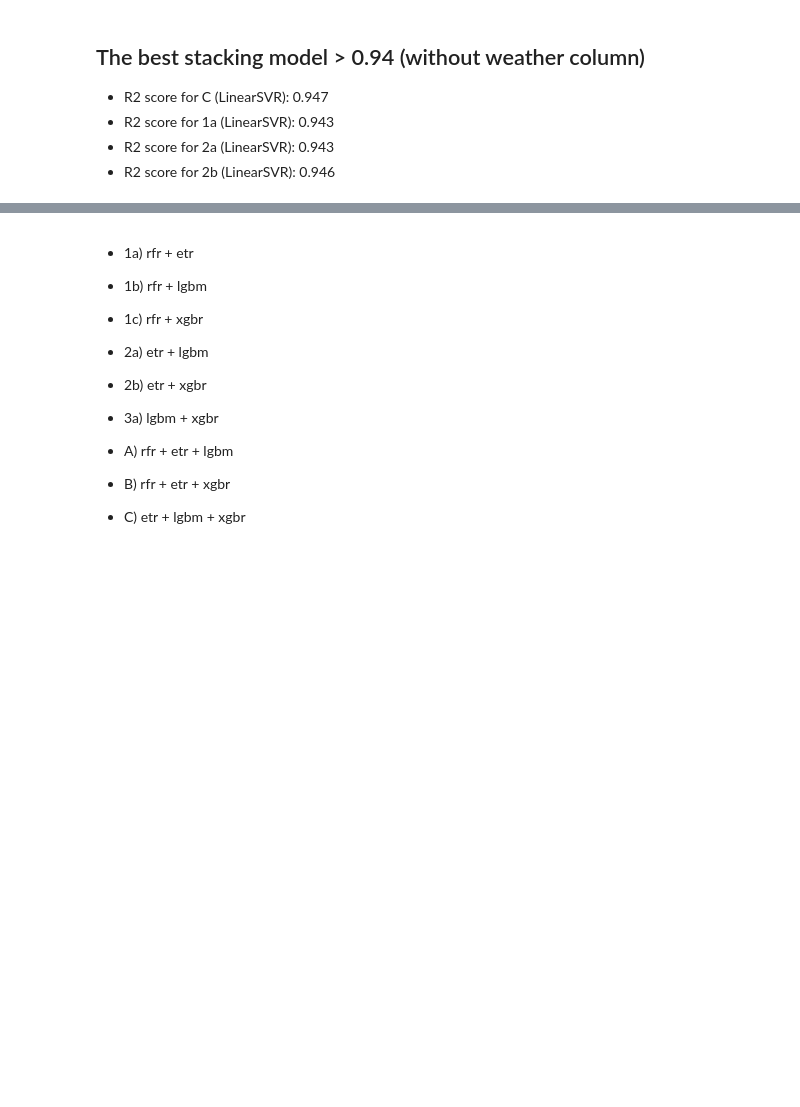
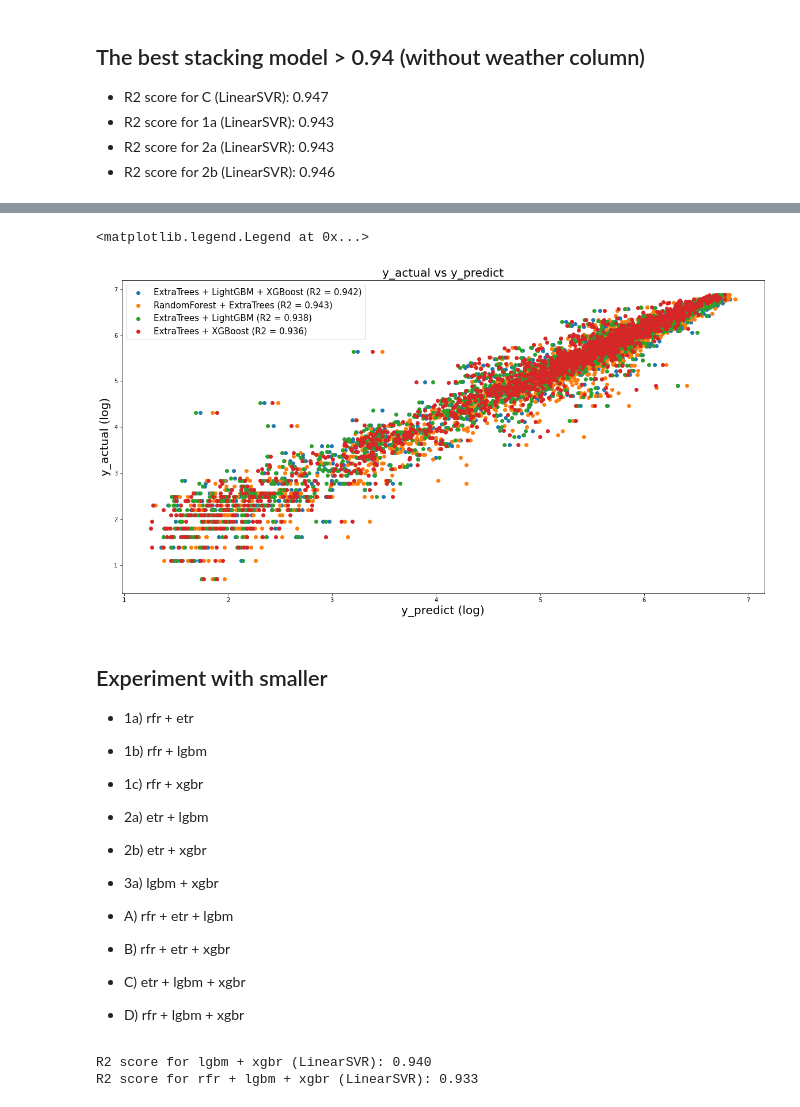
Before and after one commit to RudyBourez/Bike_Sharing_API, a Jupyter notebook: Modèles/Stacking_ML_no_weather.ipynb, the cells around one changed output, grey strips where cells are left out. Cells and saved outputs as stored; diff of their text form; code cells hidden in the pictures; blank space fills up the shorter version.

```diff
--- a/Modèles/Stacking_ML_no_weather.ipynb
+++ b/Modèles/Stacking_ML_no_weather.ipynb
@@ -792,16 +824,19 @@ R2 score for 3a (ElasticNetCV): 0.925
 model_A_Ridge = StackingRegressor(estimators=level0_A)
 model_B_Ridge = StackingRegressor(estimators=level0_B)
 model_C_Ridge = StackingRegressor(estimators=level0_C)
+model_D_Ridge = StackingRegressor(estimators=level0_D)
 
 # fit the model on all available data
 model_A_Ridge.fit(X_train, y_train)
 model_B_Ridge.fit(X_train, y_train)
 model_C_Ridge.fit(X_train, y_train)
+model_D_Ridge.fit(X_train, y_train)
 
 # Get score for each models
 score_A_Ridge = model_A_Ridge.score(X_test, y_test)
 score_B_Ridge = model_B_Ridge.score(X_test, y_test)
 score_C_Ridge = model_C_Ridge.score(X_test, y_test)
+score_D_Ridge = model_D_Ridge.score(X_test, y_test)
 # %%
 # print all scores
 print('R2 score for A (RidgeCV): %.3f' % (score_A_Ridge))
@@ -946,14 +1017,18 @@ plot_best_stack
 # %%
 plt.scatter(plot_best_stack['y_pred_C_LinearSVR'], plot_best_stack['y_test'],label="ExtraTrees + LightGBM + XGBoost (R2 = %0.3f)" % score_C_LinearSVR)
 plt.scatter(plot_best_stack['y_pred_1a_LinearSVR'], plot_best_stack['y_test'],label="RandomForest + ExtraTrees (R2 = %0.3f)" % score_1a_LinearSVR)
 plt.scatter(plot_best_stack['y_pred_2a_LinearSVR'], plot_best_stack['y_test'],label="ExtraTrees + LightGBM (R2 = %0.3f)" % score_2a_LinearSVR)
-plt.scatter(plot_best_stack['y_pred_2b_LinearSVR'], plot_best_stack['y_test'],label="LightGBM + XGBoost (R2 = %0.3f)" % score_2b_LinearSVR)
+plt.scatter(plot_best_stack['y_pred_2b_LinearSVR'], plot_best_stack['y_test'],label="ExtraTrees + XGBoost (R2 = %0.3f)" % score_2b_LinearSVR)
 
 plt.title('y_actual vs y_predict', fontsize=20)
 plt.xlabel('y_predict (log)', fontsize=20)
 plt.ylabel('y_actual (log)', fontsize=20)
 plt.legend(fontsize=15)
+# %% [output]
+<matplotlib.legend.Legend at 0x...>
+[figure, added]
 # %% [markdown]
+## Experiment with smaller
 * 1a) rfr + etr
 * 1b) rfr + lgbm
 * 1c) rfr + xgbr
@@ -964,3 +1039,20 @@ plt.legend(fontsize=15)
 * A) rfr + etr + lgbm
 * B) rfr + etr + xgbr
 * C) etr + lgbm + xgbr
+* D) rfr + lgbm + xgbr
+# %%
+
+# fit the model on all available data
+# model_3a_LinearSVR.fit(X_train, y_train)
+# model_D_LinearSVR.fit(X_train, y_train)
+
+# Get score for each models
+score_3a_LinearSVR
+score_D_LinearSVR
+
+# print all scores
+print('R2 score for lgbm + xgbr (LinearSVR): %.3f' % (score_3a_LinearSVR))
+print('R2 score for rfr + lgbm + xgbr (LinearSVR): %.3f' % (score_D_LinearSVR))
+# %% [output]
+R2 score for lgbm + xgbr (LinearSVR): 0.940
+R2 score for rfr + lgbm + xgbr (LinearSVR): 0.933
```
Also changed, not shown: parts of 23 cells of this notebook, 1 other file.
